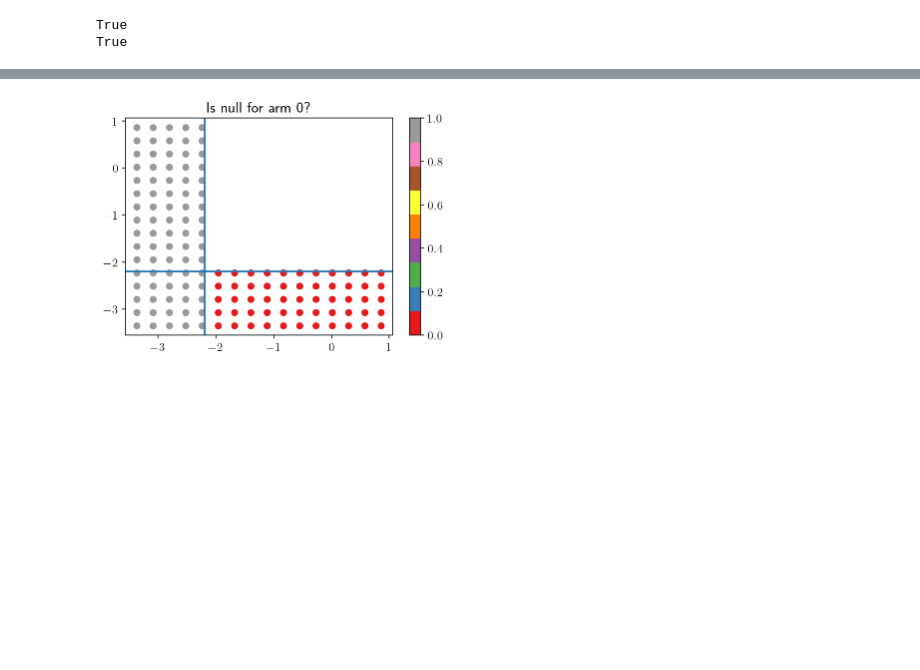
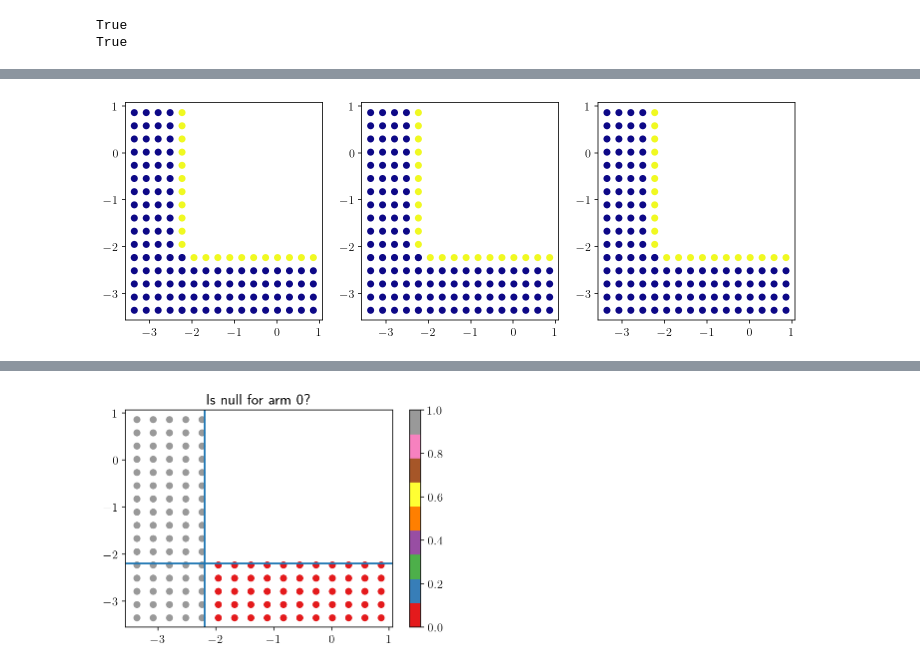
Before and after one commit to Confirm-Solutions/imprint, a Jupyter notebook: research/berry/berry_kevlar.ipynb, the cells around one changed output, grey strips where cells are left out. Cells and saved outputs as stored; diff of their text form; code cells hidden in the pictures; blank space fills up the shorter version.

Commit message:
Calcuating upper bound in Python.

```diff
--- a/research/berry/berry_kevlar.ipynb
+++ b/research/berry/berry_kevlar.ipynb
@@ -74,0 +134,10 @@ np.testing.assert_allclose(delta_0_u_j, B[:, 1])
+# %%
+from scipy.special import expit
+p_tiles = expit(theta_tiles)
+v_diff = corners - theta_tiles[:, None]
+v_sq = v_diff ** 2
+# %%
+d1u_factor = np.sqrt(1 / ((1 - delta_prop_0to1) * delta) - 1.0)
+covar_quadform = (n_arm_samples * v_sq * p_tiles[:, None] * (1 - p_tiles[:, None])).sum(axis=-1)
+d1u = np.sqrt(covar_quadform) * (d1u_factor / np.sqrt(sim_size))
+d1 = ((typeI_score.to_py() / sim_size)[:, None] * v_diff).sum(axis=-1)
@@ -74,0 +148,20 @@ np.testing.assert_allclose(delta_0_u_j, B[:, 1])
+# %%
+radii = grid.radii_tiles(gr)
+p_lower = np.tile(expit(theta_tiles - radii)[:, None], (1, 4, 1))
+p_upper = np.tile(expit(theta_tiles + radii)[:, None], (1, 4, 1))
+
+hess_comp = np.empty((theta_tiles.shape[0], 4, 2))
+special = (p_lower <= 0.5) & (0.5 <= p_upper)
+hess_comp[special] = 0.25 * v_sq[special]
+max_p = np.where(np.abs(p_upper - 0.5) < np.abs(p_lower - 0.5), p_upper, p_lower)
+hess_comp[~special] = (max_p * (1 - max_p) * v_sq)[~special]
+
+hessian_quadform_bound = hess_comp.sum(axis=-1) * n_arm_samples
+d2u = 0.5 * hessian_quadform_bound
+# %%
+# worst_corner = (d1u + d2u + d1).argmax(axis=1)
+worst_corner = (d1).argmax(axis=1)
+ti = np.arange(d1.shape[0])
+d1w = d1[ti, worst_corner]
+d1uw = d1u[ti, worst_corner]
+d2uw = d2u[ti, worst_corner]
@@ -74,0 +173,14 @@ np.testing.assert_allclose(delta_0_u_j, B[:, 1])
+# %%
+bad_d1 = np.abs(d1w - B[:,2]) > 1e-10
+bad_d1u = np.abs(d1uw - B[:,3]) > 1e-10
+bad_d2u = np.abs(d2uw - B[:,4]) > 1e-10
+plt.figure(figsize=(12,4))
+plt.subplot(1,3,1)
+plt.scatter(theta_tiles[:,0], theta_tiles[:,1], c=bad_d1)
+plt.subplot(1,3,2)
+plt.scatter(theta_tiles[:,0], theta_tiles[:,1], c=bad_d1u)
+plt.subplot(1,3,3)
+plt.scatter(theta_tiles[:,0], theta_tiles[:,1], c=bad_d2u)
+plt.show()
+# %% [output]
+[figure, added]
```
Also changed, not shown: parts of 16 cells of this notebook, 1 other file.
